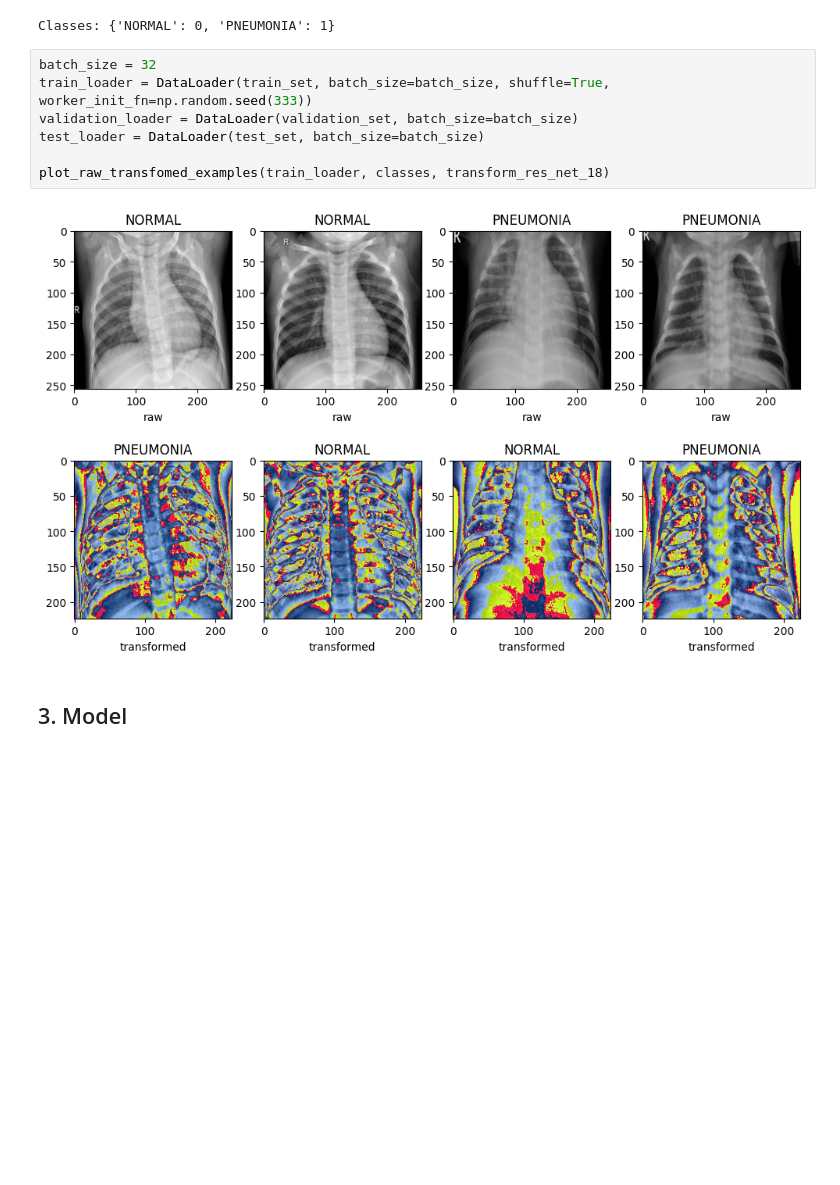
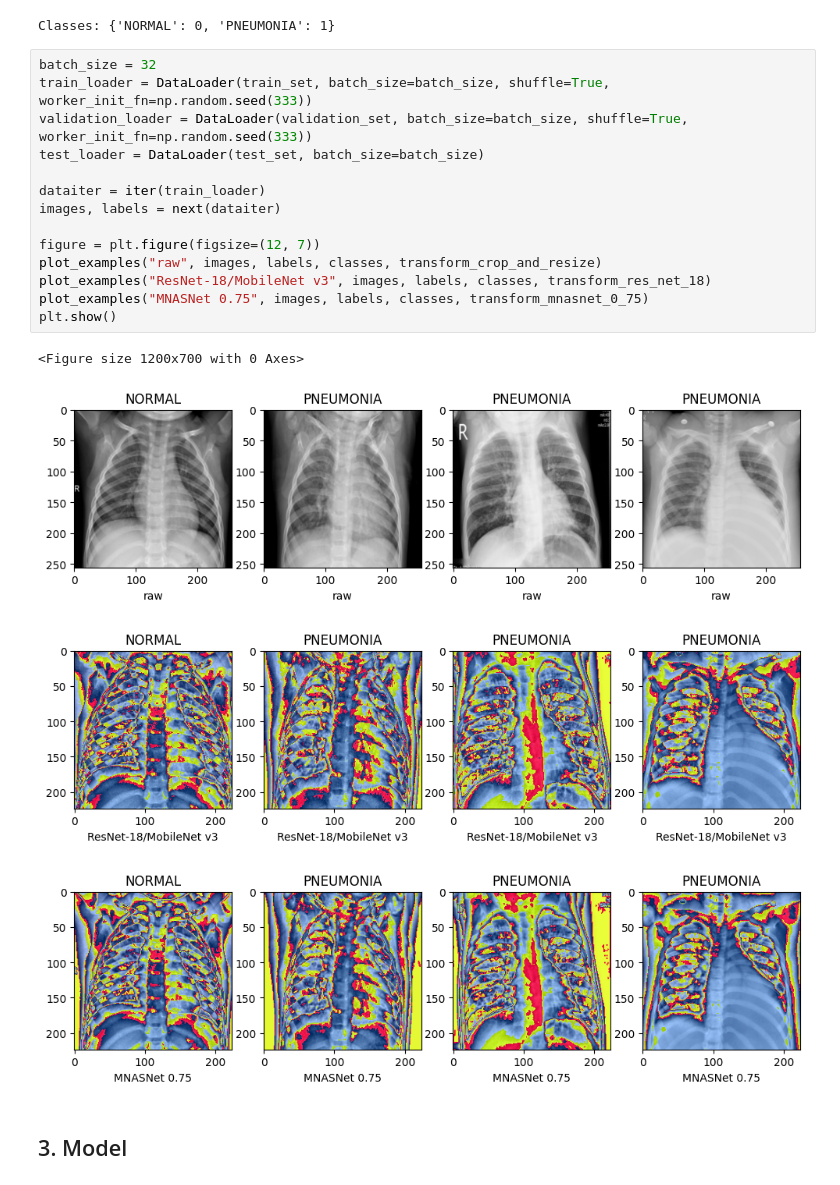
Before and after one commit to paulopacitti/pneumonia-detection, a Jupyter notebook: main.ipynb, the cells around one changed output. Cells and saved outputs as stored; diff of their text form; blank space fills up the shorter version.

Commit message:
Add transformed image examples from other models

```diff
--- a/main.ipynb
+++ b/main.ipynb
@@ -44,12 +44,22 @@ Classes: {'NORMAL': 0, 'PNEUMONIA': 1}
 # %%
 batch_size = 32
 train_loader = DataLoader(train_set, batch_size=batch_size, shuffle=True, worker_init_fn=np.random.seed(333))
-validation_loader = DataLoader(validation_set, batch_size=batch_size)
+validation_loader = DataLoader(validation_set, batch_size=batch_size, shuffle=True, worker_init_fn=np.random.seed(333))
 test_loader = DataLoader(test_set, batch_size=batch_size)
 
-plot_raw_transfomed_examples(train_loader, classes, transform_res_net_18)
+dataiter = iter(train_loader)
+images, labels = next(dataiter)
+
+figure = plt.figure(figsize=(12, 7))
+plot_examples("raw", images, labels, classes, transform_crop_and_resize)
+plot_examples("ResNet-18/MobileNet v3", images, labels, classes, transform_res_net_18)
+plot_examples("MNASNet 0.75", images, labels, classes, transform_mnasnet_0_75)
+plt.show()
 # %% [output]
+<Figure size 1200x700 with 0 Axes>
-[figure, old version]
+[figure, new version]
+[figure, added]
+[figure, added]
 # %% [markdown]
 ## 3. Model
 # %% [markdown]
```
Also changed, not shown: parts of 1 cell of this notebook, 1 other file.
